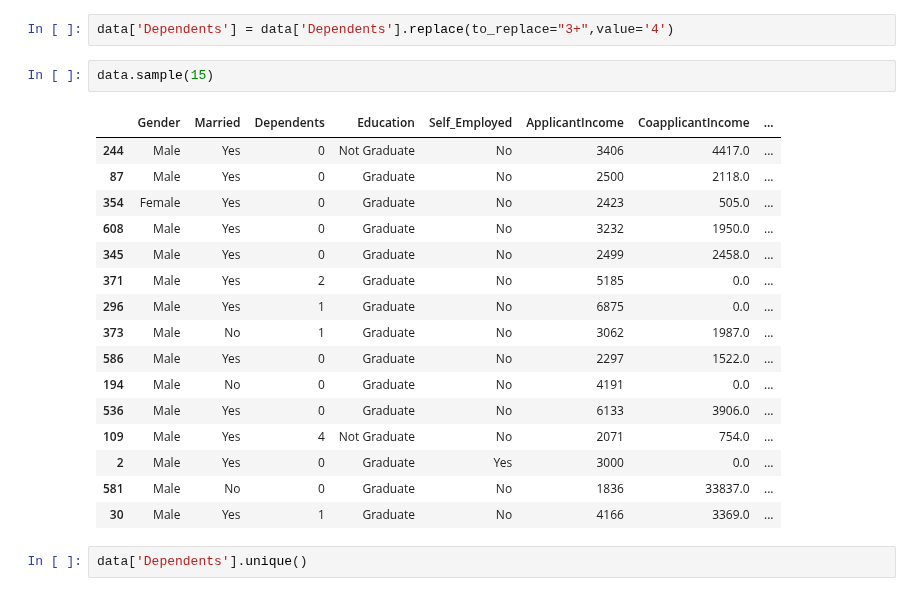
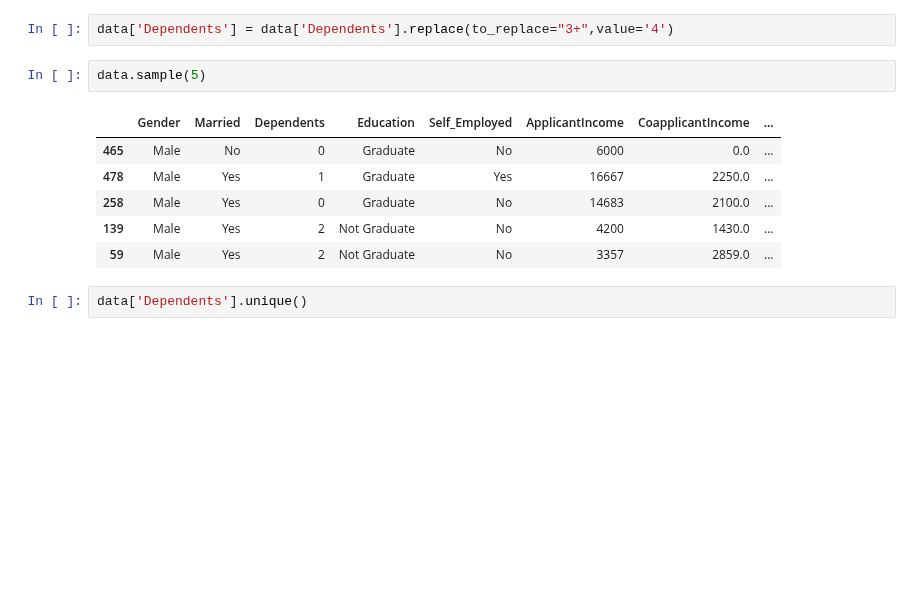
Before and after one commit to MartinNde/MartinN_1, a Jupyter notebook: Copy_of_Loan_Prediction_.ipynb, the cells around one changed output. Cells and saved outputs as stored; diff of their text form; blank space fills up the shorter version.

```diff
--- a/Copy_of_Loan_Prediction_.ipynb
+++ b/Copy_of_Loan_Prediction_.ipynb
@@ -244,24 +244,14 @@ data.sample(5)
 # %%
 data['Dependents'] = data['Dependents'].replace(to_replace="3+",value='4')
 # %%
-data.sample(15)
+data.sample(5)
 # %% [output]
 |  | Gender | Married | Dependents | Education | Self_Employed | ApplicantIncome | CoapplicantIncome | ... |
-| 244 | Male | Yes | 0 | Not Graduate | No | 3406 | 4417.0 | ... |
-| 87 | Male | Yes | 0 | Graduate | No | 2500 | 2118.0 | ... |
-| 354 | Female | Yes | 0 | Graduate | No | 2423 | 505.0 | ... |
-| 608 | Male | Yes | 0 | Graduate | No | 3232 | 1950.0 | ... |
-| 345 | Male | Yes | 0 | Graduate | No | 2499 | 2458.0 | ... |
-| 371 | Male | Yes | 2 | Graduate | No | 5185 | 0.0 | ... |
-| 296 | Male | Yes | 1 | Graduate | No | 6875 | 0.0 | ... |
-| 373 | Male | No | 1 | Graduate | No | 3062 | 1987.0 | ... |
-| 586 | Male | Yes | 0 | Graduate | No | 2297 | 1522.0 | ... |
-| 194 | Male | No | 0 | Graduate | No | 4191 | 0.0 | ... |
-| 536 | Male | Yes | 0 | Graduate | No | 6133 | 3906.0 | ... |
-| 109 | Male | Yes | 4 | Not Graduate | No | 2071 | 754.0 | ... |
-| 2 | Male | Yes | 0 | Graduate | Yes | 3000 | 0.0 | ... |
-| 581 | Male | No | 0 | Graduate | No | 1836 | 33837.0 | ... |
-| 30 | Male | Yes | 1 | Graduate | No | 4166 | 3369.0 | ... |
+| 465 | Male | No | 0 | Graduate | No | 6000 | 0.0 | ... |
+| 478 | Male | Yes | 1 | Graduate | Yes | 16667 | 2250.0 | ... |
+| 258 | Male | Yes | 0 | Graduate | No | 14683 | 2100.0 | ... |
+| 139 | Male | Yes | 2 | Not Graduate | No | 4200 | 1430.0 | ... |
+| 59 | Male | Yes | 2 | Not Graduate | No | 3357 | 2859.0 | ... |
 # %%
 data['Dependents'].unique()
 # %% [output]
```
Also changed, not shown: parts of 27 cells of this notebook.
